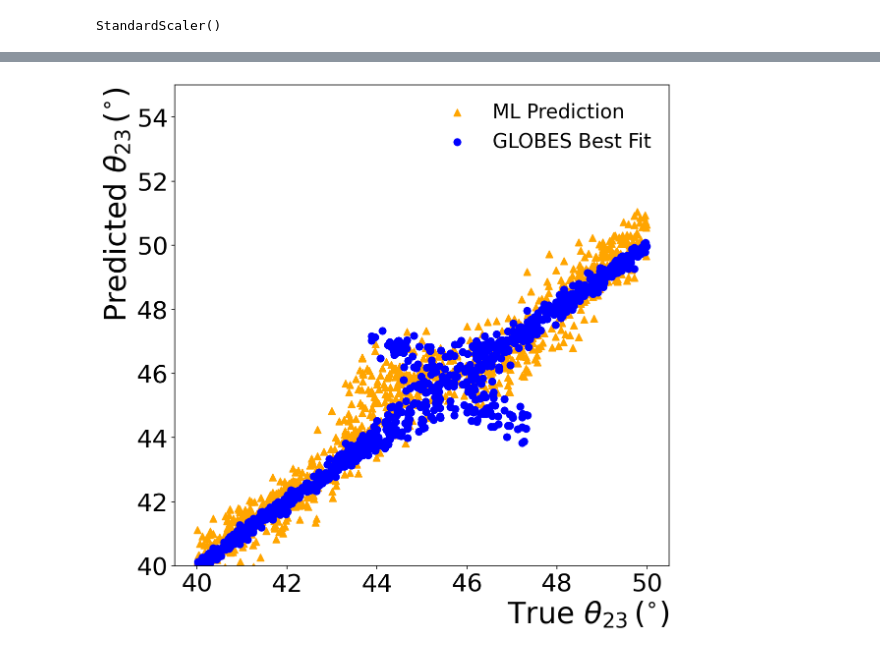
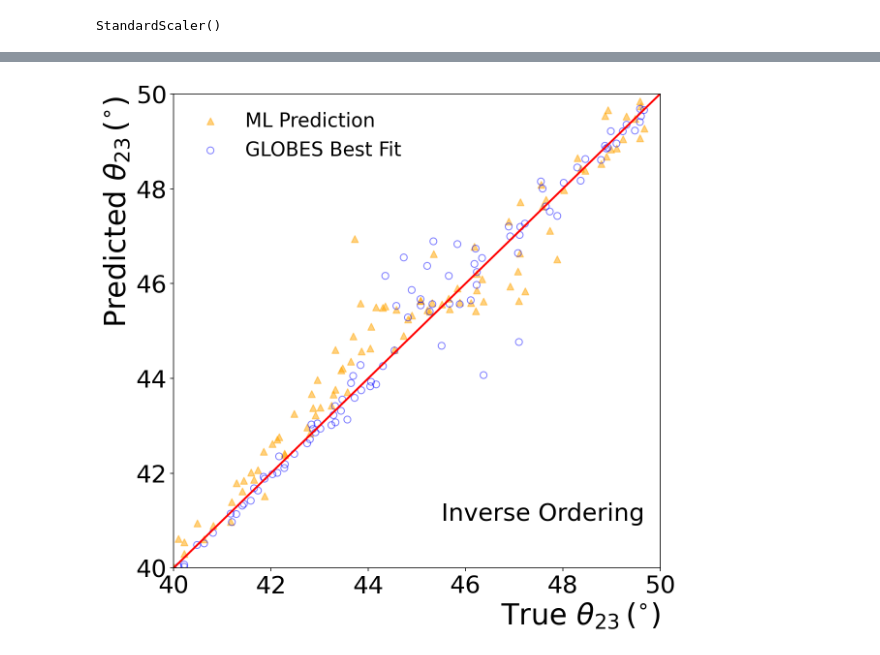
Before and after one commit to davidho27941/ML4NO, a Jupyter notebook: Poisson_New_Prediction/study_goodness_to_5GeV.ipynb, the cells around one changed output, grey strips where cells are left out. Drawn from its saved outputs; the diff is of its cells as text; code cells hidden in the pictures.

Commit message:
update results: renew figures

```diff
--- a/Poisson_New_Prediction/study_goodness_to_5GeV.ipynb
+++ b/Poisson_New_Prediction/study_goodness_to_5GeV.ipynb
@@ -207,7 +207,8 @@ nth_model = "model_new_5_s"
 
 # test_data = np.load('../Data/sample_NuFit0911.npz')
 # test_data = np.load('../Data/best_fit_spectrum_deltacp_DUNE.npz')
-test_data = np.load('../Data/best_fit_spectrum_deltacp_theta23_DUT2.npz')
+# test_data = np.load('../Data/best_fit_spectrum_deltacp_theta23_DUT2.npz')
+test_data = np.load('../Data/best_fit_spectrum_deltacp_theta23_DUT2_IO.npz')
 
 theta23_true = test_data["theta23_true"]/(2*np.pi)*360
 delta_true = test_data["delta_true"]
@@ -274,7 +273,7 @@ logging.info("Test NO Data Shape:{}".format(data_NO_mid.shape))
 N = 1000
 
 
-IO_or_NO = 0 # 0 for NO and 1 for IO
+IO_or_NO = 1 # 0 for NO and 1 for IO
 
 
 if IO_or_NO == 0:
@@ -291,7 +290,7 @@ else:
 
     data_asimov = data_IO_mid.reshape(1,data_IO_mid.shape[0])
     data_poisson = random.poisson(data_IO_mid, size = (N, len(data_IO_mid)))
-    ordering = "InverseOrdering"
+    ordering = "Inverse Ordering"
 # %% [output]
 INFO:root:Test IO Data Shape:(144,)
 INFO:root:Test NO Data Shape:(144,)
@@ -492,41 +491,38 @@ Wall time: 1.02 s
 # %%
 %%time
 
 fig, ax = plt.subplots(1,1, figsize=(9,9))
 
 # std_scale = np.logspace(-3, np.log10(2), 40)[scale_range[1:]]
 # prediction_asimov = [theta23_resolution[std_scale]["asimov"] for std_scale in theta23_resolution if std_scale != "asimov"]
 ML_theta23_best_fit = theta23_prediction["std_scale_39"]["poission_prediction"]#[theta23_prediction[std_scale]["poission_prediction"] for std_scale in theta23_prediction if std_scale != "asimov"]
 # p_yerr = np.array([theta23_resolution[std_scale]["p_yerr"] for std_scale in theta23_resolution if std_scale != "asimov"]) - np.array(best_fit)
 # n_yerr = np.array(best_fit) - np.array([theta23_resolution[std_scale]["n_yerr"] for std_scale in theta23_resolution if std_scale != "asimov"])
 # uncertainty = [n_yerr, p_yerr]
 
-plt.scatter(theta23_true, ML_theta23_best_fit, color='orange', marker = "^", s=50, label="ML Prediction")
-plt.scatter(theta23_true, theta23_best_fit, color='blue', marker = "o", s=50, label="GLOBES Best Fit")
+plt.plot([40, 50],[40, 50], c="r", linewidth=2)
+plt.scatter(theta23_true, ML_theta23_best_fit, color='orange', marker = "^", alpha=0.5, s=50, label="ML Prediction")
+plt.scatter(theta23_true, theta23_best_fit, marker='o',c='',edgecolors='blue', alpha=0.5, s=50, label="GLOBES Best Fit")
 # plt.errorbar(std_scale, best_fit, yerr=uncertainty, fmt='o',ms=5, label="Predicted $\\theta_{23}$ (poisson included)")
 # plt.axhline(y=test_data['theta23'][IO_or_NO] , color='r', linestyle='-', label="True $\\theta_{23}$")
 
-# if IO_or_NO == 0:
-#     plt.text(x=0.001,y=53.3, s="Inverse Ordering", fontsize=25 )
-# elif IO_or_NO == 1:
-#     plt.text(x=0.001,y=53.3, s="Normal Ordering", fontsize=25 )
-
+plt.text(x=45.5,y=41, s=str(ordering), fontsize=25 )
 
 ax.tick_params(axis='x', labelsize=25)
 ax.tick_params(axis='y', labelsize=25)
 # plt.xlim((0.0008, 2.5))
 # plt.xscale("log")
-# plt.xlim((44, 54))
-plt.ylim((40, 55))
+plt.xlim((40, 50))
+plt.ylim((40, 50))
 plt.xlabel("True $\\theta_{23}\,(^{\circ})$", fontsize=30,horizontalalignment='right',x=1)
 plt.ylabel("Predicted $\\theta_{23}\,(^{\circ})$ ", fontsize=30, horizontalalignment='right',y=1)
 # plt.grid()
 
 plt.legend(loc="best",ncol=1,fontsize=20, edgecolor = "w",fancybox=False, framealpha=0)
 
-# plt.savefig("./Plots/DUNE_theta23_normal_100000_model_new_5_s.pdf", transparent=True, bbox_inches='tight')
+plt.savefig("./Plots/DUNE_theta23_normal_100_model_new_5_s_IO.png", transparent=True, bbox_inches='tight')
 
 
 plt.show()
 # %% [output]
-[figure, old version]
+[figure, new version]
```
Also changed, not shown: parts of 10 cells of this notebook.
